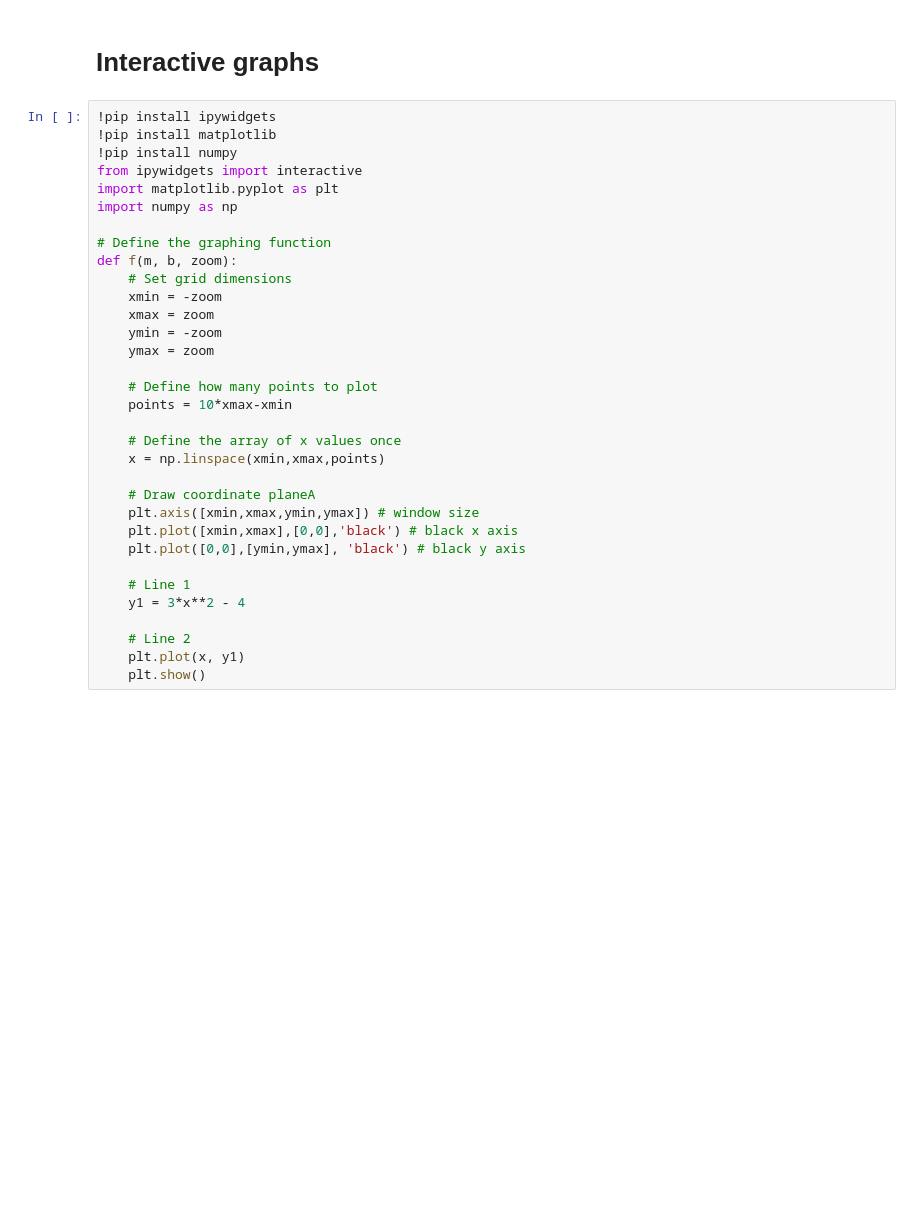
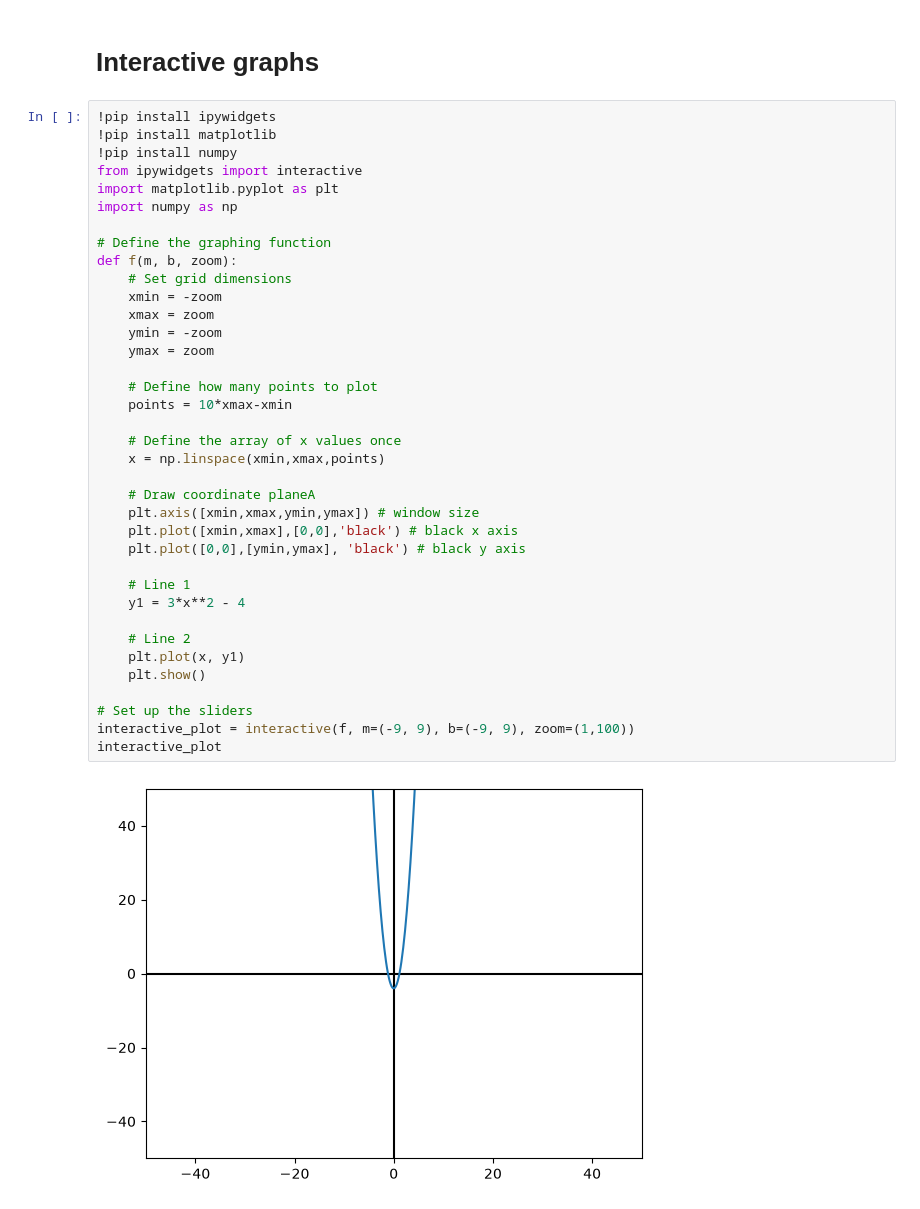
Before and after one commit to Supravisor/College_Algebra, a Jupyter notebook: 08_graph_systems_of_equations.ipynb, the cells around one changed output. Cells and saved outputs as stored; diff of their text form; blank space fills up the shorter version.

Commit message:
Set up the sliders

```diff
--- a/08_graph_systems_of_equations.ipynb
+++ b/08_graph_systems_of_equations.ipynb
@@ -127,30 +127,35 @@ Requirement already satisfied: numpy in /usr/local/python/3.14.2/lib/python3.14/
 from ipywidgets import interactive
 import matplotlib.pyplot as plt
 import numpy as np
 
 # Define the graphing function
 def f(m, b, zoom):
     # Set grid dimensions
     xmin = -zoom
     xmax = zoom
     ymin = -zoom
     ymax = zoom
 
     # Define how many points to plot
     points = 10*xmax-xmin
 
     # Define the array of x values once
     x = np.linspace(xmin,xmax,points)
 
     # Draw coordinate planeA
     plt.axis([xmin,xmax,ymin,ymax]) # window size
     plt.plot([xmin,xmax],[0,0],'black') # black x axis
     plt.plot([0,0],[ymin,ymax], 'black') # black y axis
 
     # Line 1
     y1 = 3*x**2 - 4
 
     # Line 2
     plt.plot(x, y1)
     plt.show()
+
+# Set up the sliders
+interactive_plot = interactive(f, m=(-9, 9), b=(-9, 9), zoom=(1,100))
+interactive_plot
 # %% [output]
+[figure, added]
```
Also changed, not shown: parts of 1 cell of this notebook.
